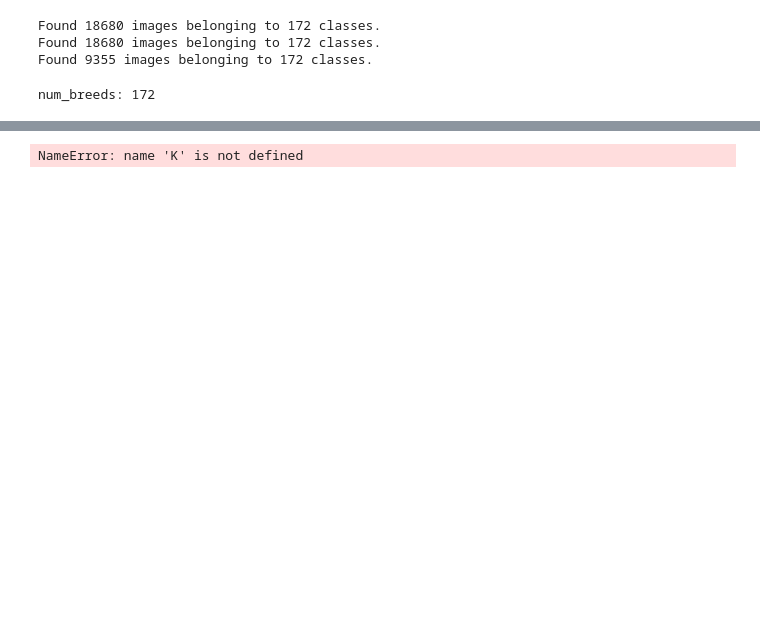
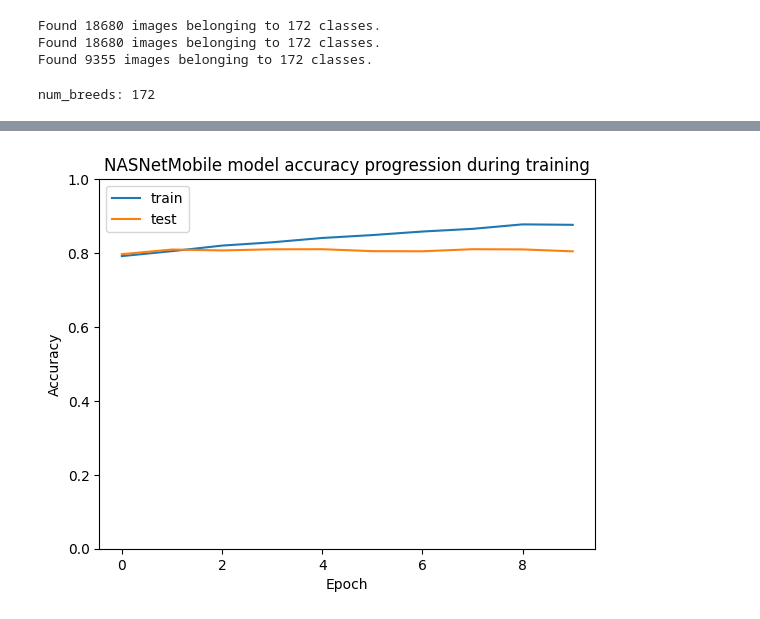
Before and after one commit to rocketfinch/dog-breed-identifier, a Jupyter notebook: DBI-NasNetMobile.ipynb, the cells around one changed output, grey strips where cells are left out. Cells and saved outputs as stored; diff of their text form; code cells hidden in the pictures; blank space fills up the shorter version.

Commit message:
Saving latest model runs as well as new NASNetMobile graph

```diff
--- a/DBI-NasNetMobile.ipynb
+++ b/DBI-NasNetMobile.ipynb
@@ -208,20 +222,14 @@ Epoch 11/12
 Epoch 12/12
 583/583 [==============================] - 1042s 2s/step - loss: 0.2144 - accuracy: 0.9296 - val_loss: 2.7732 - val_accuracy: 0.4034
 # %%
-def f1_score(y_true, y_pred):
-    true_positives = K.sum(K.round(K.clip(y_true * Y_pred, 0, 1)))
-    possible_positives = K.sum(K.round(K.clip(y_true, 0, 1)))
-    recall = true_positives/(possible_positives + K.epsilon())
-    return recall
+# Display progress of model training
 
-# From Ananya, f-1 score
-nasnetmobile_custom_model= load_model(os.path.join(RESULTS_DIR, 'model_pre_mbnet2_2.h5'))
-y_pred = nasnetmobile_custom_model.predict_generator(test_generator, steps=test_generator.samples // BATCH_SIZE_FINE, verbose=1)
-
-y_pred = np.argmax(y_pred, axis=1)
-
-y_true = test_generator.classes
-
-
-print('f1 score:', f1_score(y_true, y_pred))
+plt.plot(model_train_pre.history['accuracy'])
+plt.plot(model_train_pre.history['val_accuracy'])
+plt.title('NASNetMobile model accuracy progression during training')
+plt.ylabel('Accuracy')
+plt.xlabel('Epoch')
+plt.legend(['train', 'test'], loc='upper left')
+plt.ylim(0.0, 1.0)
+plt.show
 # %% [output]
@@ -229 +237 @@ print('f1 score:', f1_score(y_true, y_pred))
-NameError: name 'K' is not defined
+[figure, added]
```
Also changed, not shown: parts of 4 cells of this notebook, 3 other files.
